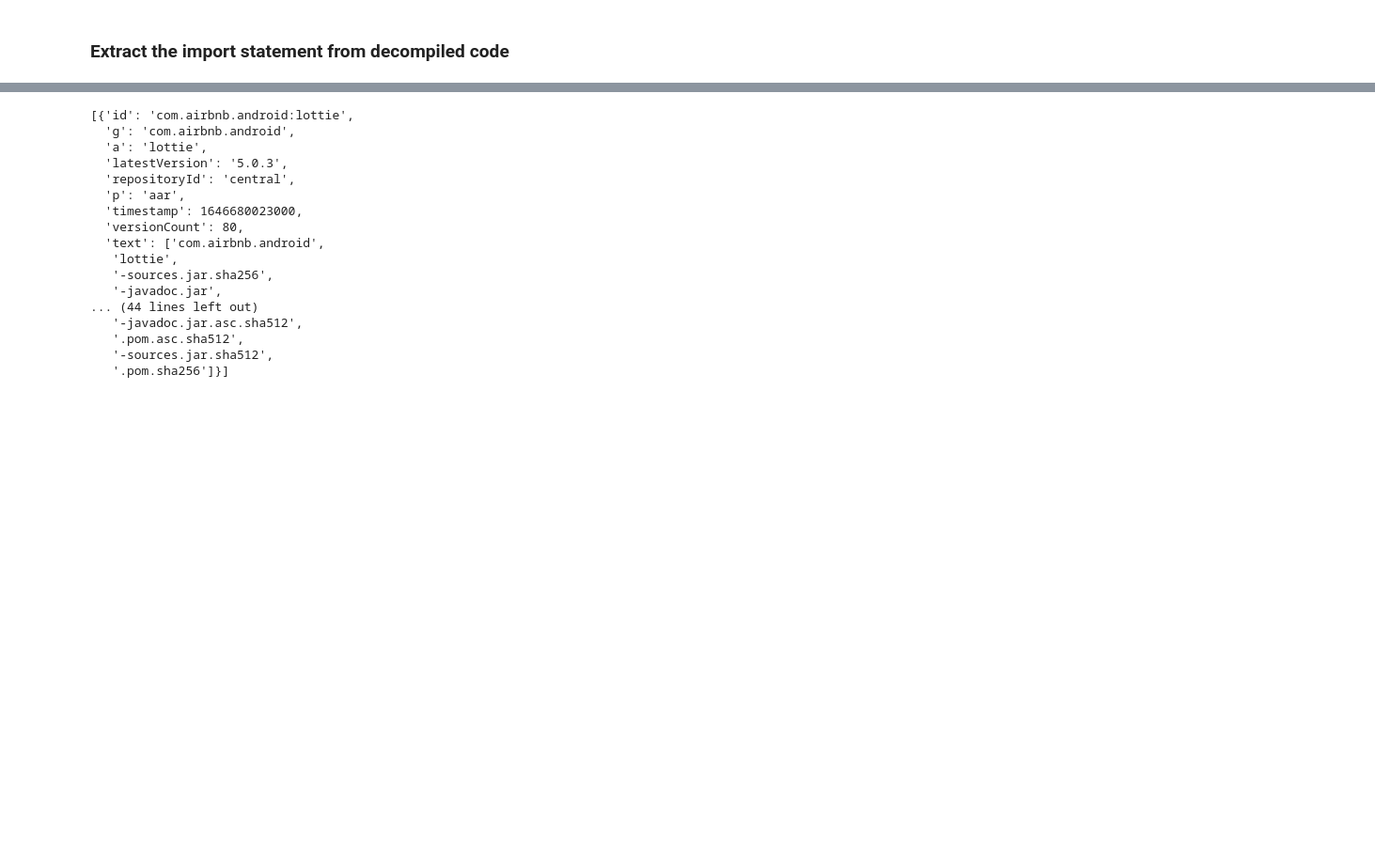
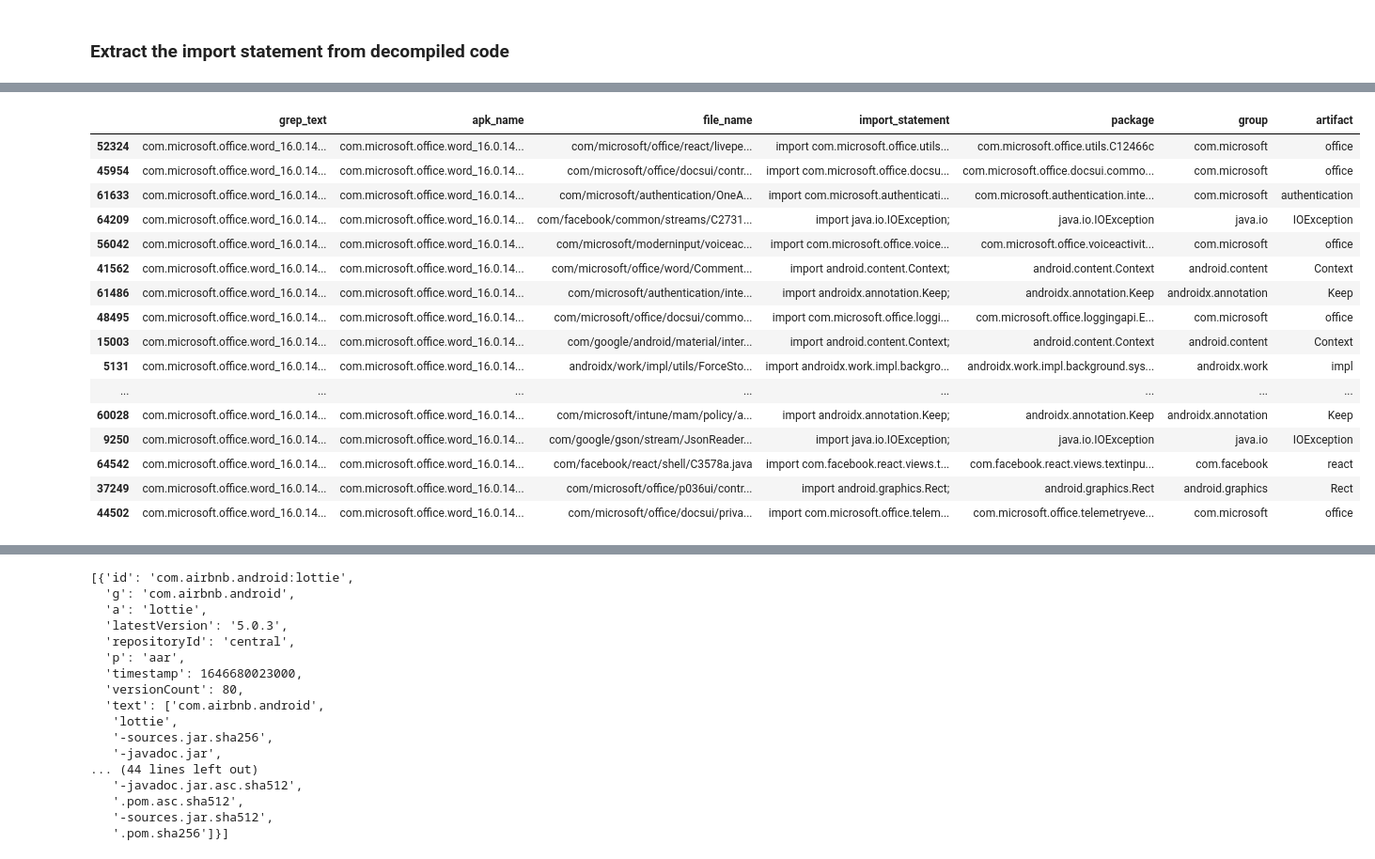
Before and after one commit to fanneiOZ/fire-in-the-hole, a Jupyter notebook: fire-in-the-hole.ipynb, the cells around one changed output, grey strips where cells are left out. Shown at 94% size. Saved outputs shown, nothing was run; the diff lists cells and outputs as text; code cells hidden in the pictures; blank space fills up the shorter version.

Commit message:
Checkpoint progress with 1st approach data extraction

```diff
--- a/fire-in-the-hole.ipynb
+++ b/fire-in-the-hole.ipynb
@@ -95,28 +155,21 @@ With package path from import statement as following
 # %%
-import os
-import pandas as pd
-
-PATH_TO_RAWDATA = '/Users/funnyfeb/research/thesis/fire-in-the-hole/rawdata/'
-IMPORT_LIST_FILE_NAME = 'import_list.data'
-IMPORT_EXTRACTED_FILE_NAME = 'import_extracted.data'
-
-IMPORT_TEMPLATE_REGEX = r'\/source\/(?P<file_name>\S*):(?P<import_statement>import \S*)'
-PACKAGE_PATH_REGEX = r'import (\S*);'
-PACKAGE_ATTR_REGEX = r'(?P<group>\w*\.\w*)\.(?P<artifact>\w*)[|\.]{0,1}'
-
-for apk_name in os.listdir(PATH_TO_RAWDATA):
-    data_file_path = os.path.join(PATH_TO_RAWDATA, apk_name, IMPORT_LIST_FILE_NAME)
-    target_file_path = os.path.join(PATH_TO_RAWDATA, apk_name, IMPORT_EXTRACTED_FILE_NAME)
-
-    import_df = pd.read_csv(data_file_path, sep='&', header=None, delimiter=None, names=['grep_text'])
-    extracted_df = import_df['grep_text'].str.extract(IMPORT_TEMPLATE_REGEX, expand=False)
-    import_df['apk_name'] = apk_name
-    import_df['file_name'] = extracted_df['file_name']
-    import_df['import_statement'] = extracted_df['import_statement']
-    import_df['package'] = extracted_df['import_statement'].str.extract(PACKAGE_PATH_REGEX)
-
-    package_df = import_df['package'].str.extract(PACKAGE_ATTR_REGEX, expand=False)
-    import_df['group'] = package_df['group']
-    import_df['artifact'] = package_df['artifact']
-
-    import_df.to_csv(target_file_path, header=True, index=False)
+### Sample
+import_df.sample(20)
+# %% [output]
+|  | grep_text | apk_name | file_name | import_statement | package | group | artifact |
+| 52324 | com.microsoft.office.word_16.0.14... | com.microsoft.office.word_16.0.14... | com/microsoft/office/react/livepe... | import com.microsoft.office.utils... | com.microsoft.office.utils.C12466c | com.microsoft | office |
+| 45954 | com.microsoft.office.word_16.0.14... | com.microsoft.office.word_16.0.14... | com/microsoft/office/docsui/contr... | import com.microsoft.office.docsu... | com.microsoft.office.docsui.commo... | com.microsoft | office |
+| 61633 | com.microsoft.office.word_16.0.14... | com.microsoft.office.word_16.0.14... | com/microsoft/authentication/OneA... | import com.microsoft.authenticati... | com.microsoft.authentication.inte... | com.microsoft | authentication |
+| 64209 | com.microsoft.office.word_16.0.14... | com.microsoft.office.word_16.0.14... | com/facebook/common/streams/C2731... | import java.io.IOException; | java.io.IOException | java.io | IOException |
+| 56042 | com.microsoft.office.word_16.0.14... | com.microsoft.office.word_16.0.14... | com/microsoft/moderninput/voiceac... | import com.microsoft.office.voice... | com.microsoft.office.voiceactivit... | com.microsoft | office |
+| 41562 | com.microsoft.office.word_16.0.14... | com.microsoft.office.word_16.0.14... | com/microsoft/office/word/Comment... | import android.content.Context; | android.content.Context | android.content | Context |
+| 61486 | com.microsoft.office.word_16.0.14... | com.microsoft.office.word_16.0.14... | com/microsoft/authentication/inte... | import androidx.annotation.Keep; | androidx.annotation.Keep | androidx.annotation | Keep |
+| 48495 | com.microsoft.office.word_16.0.14... | com.microsoft.office.word_16.0.14... | com/microsoft/office/docsui/commo... | import com.microsoft.office.loggi... | com.microsoft.office.loggingapi.E... | com.microsoft | office |
+| 15003 | com.microsoft.office.word_16.0.14... | com.microsoft.office.word_16.0.14... | com/google/android/material/inter... | import android.content.Context; | android.content.Context | android.content | Context |
+| 5131 | com.microsoft.office.word_16.0.14... | com.microsoft.office.word_16.0.14... | androidx/work/impl/utils/ForceSto... | import androidx.work.impl.backgro... | androidx.work.impl.background.sys... | androidx.work | impl |
+| ... | ... | ... | ... | ... | ... | ... | ... |
+| 60028 | com.microsoft.office.word_16.0.14... | com.microsoft.office.word_16.0.14... | com/microsoft/intune/mam/policy/a... | import androidx.annotation.Keep; | androidx.annotation.Keep | androidx.annotation | Keep |
+| 9250 | com.microsoft.office.word_16.0.14... | com.microsoft.office.word_16.0.14... | com/google/gson/stream/JsonReader... | import java.io.IOException; | java.io.IOException | java.io | IOException |
+| 64542 | com.microsoft.office.word_16.0.14... | com.microsoft.office.word_16.0.14... | com/facebook/react/shell/C3578a.java | import com.facebook.react.views.t... | com.facebook.react.views.textinpu... | com.facebook | react |
+| 37249 | com.microsoft.office.word_16.0.14... | com.microsoft.office.word_16.0.14... | com/microsoft/office/p036ui/contr... | import android.graphics.Rect; | android.graphics.Rect | android.graphics | Rect |
+| 44502 | com.microsoft.office.word_16.0.14... | com.microsoft.office.word_16.0.14... | com/microsoft/office/docsui/priva... | import com.microsoft.office.telem... | com.microsoft.office.telemetryeve... | com.microsoft | office |
```
Also changed, not shown: parts of 7 cells of this notebook.
